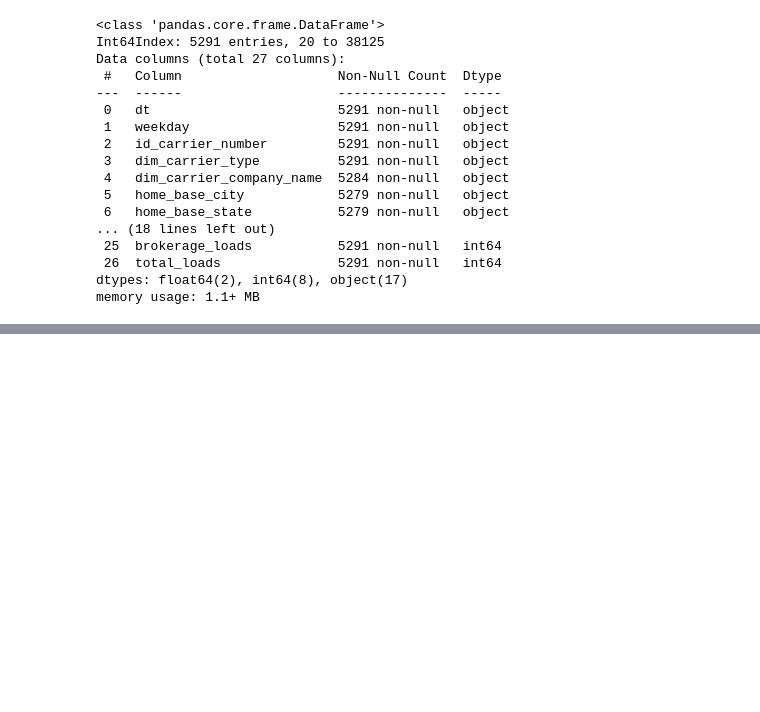
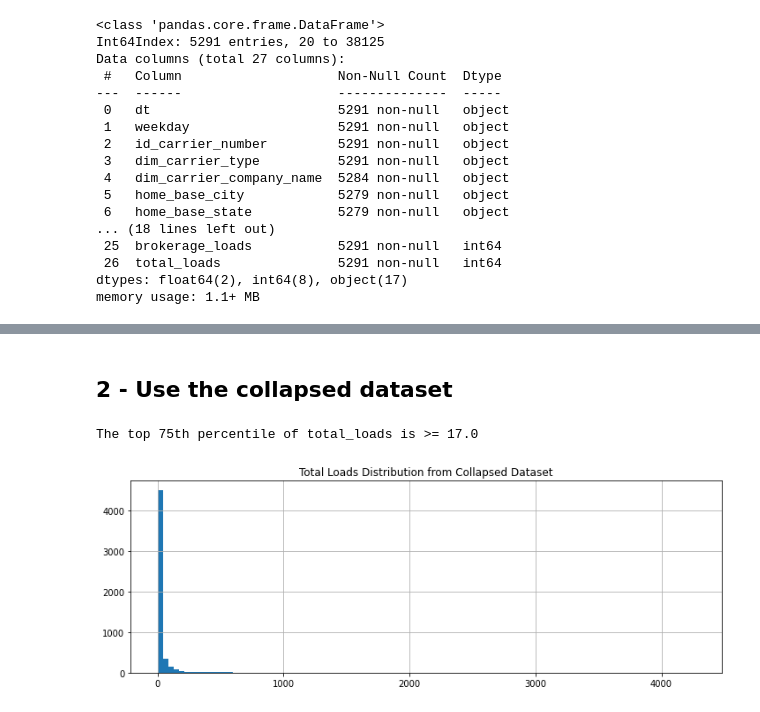
Before and after one commit to kpstesla/DSF_Project_3, a Jupyter notebook: main.ipynb, the cells around one changed output, grey strips where cells are left out. Saved outputs shown, nothing was run; the diff lists cells and outputs as text; code cells hidden in the pictures; blank space fills up the shorter version.

```diff
--- a/main.ipynb
+++ b/main.ipynb
@@ -71,6 +81,7 @@ def aggregate_rows_by_driver_id(dataframe):
     maximum = 'max'
     median = 'median'
     random_mode = lambda x: random.choice(pd.Series.mode(x if isinstance(x, list) else list(x)))
+    average = lambda x: pd.Series.mean(x)
 
     aggregation = {
         'dt': maximum,
@@ -152,0 +276,11 @@ dtype: int64
+# %% [markdown]
+## 2 - Use the collapsed dataset
+# %%
+plt.figure(figsize=(12,4))
+df2.total_loads.hist(bins=100)
+plt.title('Total Loads Distribution from Collapsed Dataset')
+top_loads = df2.total_loads.quantile(0.75)
+print(f'The top 75th percentile of total_loads is >= {top_loads}')
+# %% [output]
+The top 75th percentile of total_loads is >= 17.0
+[figure, added]
```
Also changed, not shown: parts of 23 cells of this notebook.
